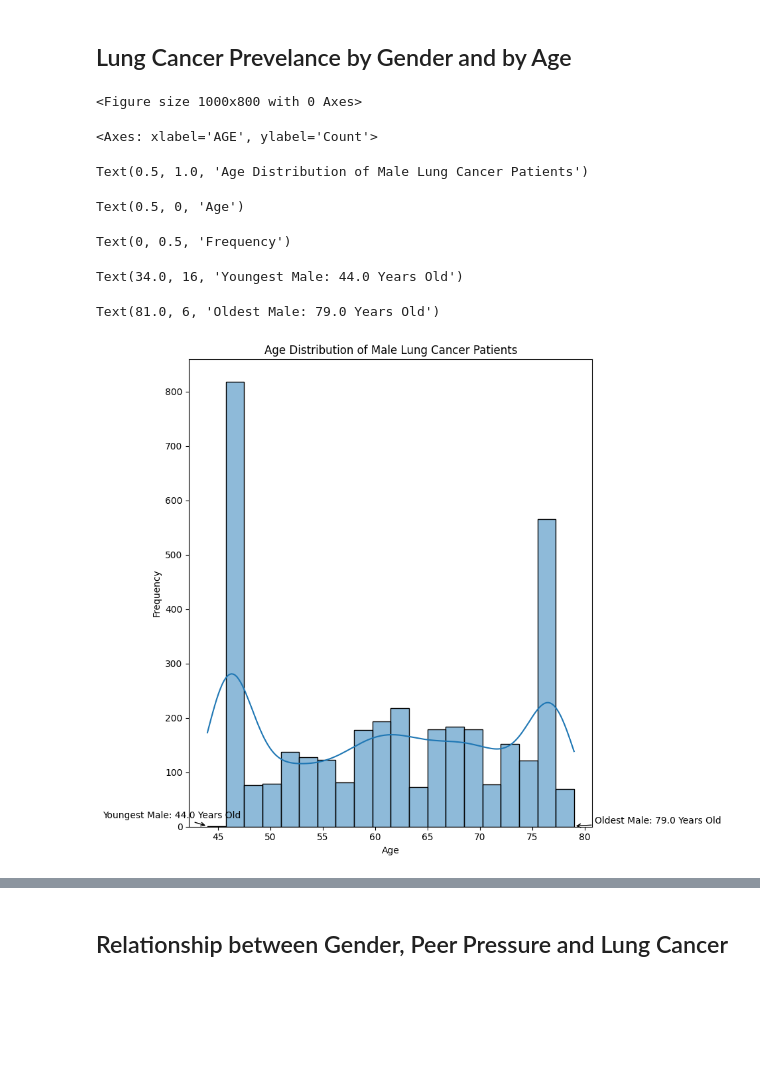
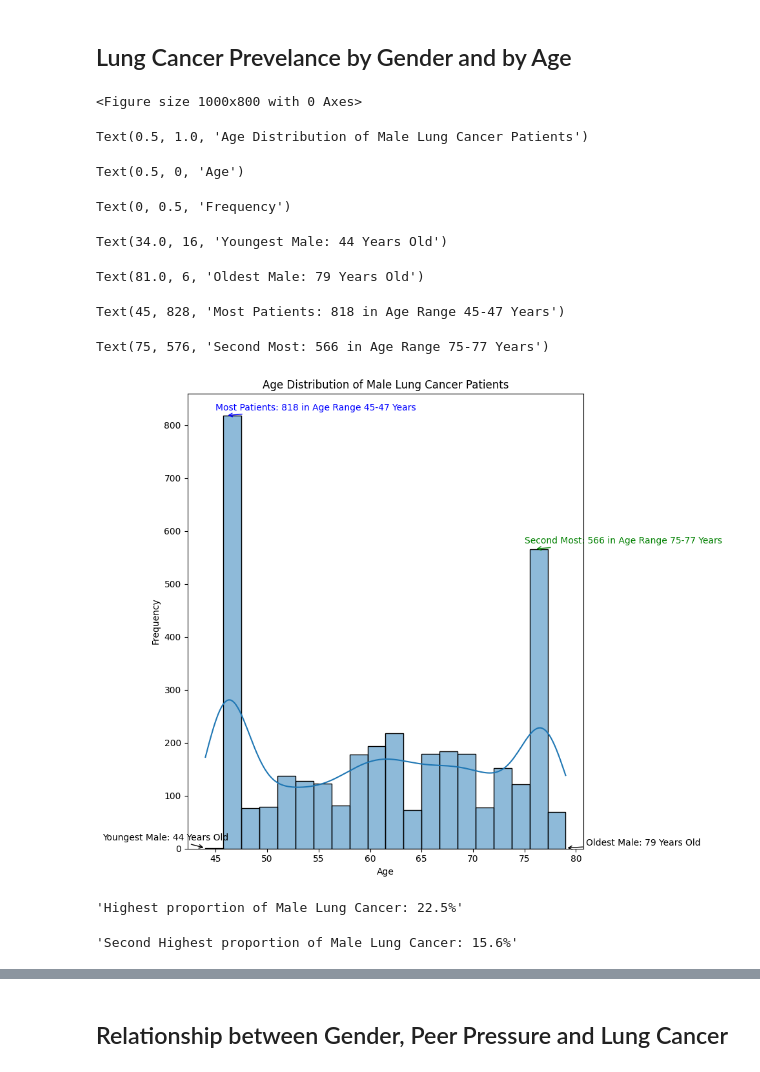
Before and after one commit to mattyapers/DSA312-Lung-Cancer, a Jupyter notebook: LungCancer.ipynb, the cells around one changed output, grey strips where cells are left out. Drawn from its saved outputs; the diff is of its cells as text; code cells hidden in the pictures; blank space fills up the shorter version.

```diff
--- a/LungCancer.ipynb
+++ b/LungCancer.ipynb
@@ -254,7 +288,6 @@ male_lung_cancer_y = df[(df['GENDER'] == 1) & (df['LUNG_CANCER'] == 1)]
 # Female Lung Cancer Patients
 female_lung_cancer_y = df[(df['GENDER'] == 0) & (df['LUNG_CANCER'] == 1)]
 # %%
-# Male Lung Cancer Patients
 plt.figure(figsize=(10,8))
 
 # Calculate the youngest and oldest male ages and their frequencies
@@ -265,49 +298,91 @@ max_male_age = male_lung_cancer_y['AGE'].max()
 max_male_age_freq = (male_lung_cancer_y['AGE'] == max_male_age).sum()
 
 # Create histogram with KDE for male lung cancer patients
-sns.histplot(
+hist = sns.histplot(
     x='AGE',
     data=male_lung_cancer_y,
     bins=20,
     kde=True,
-    alpha=0.5    # Set transparency for the histogram
+    alpha=0.5  # Set transparency for the histogram
 )
+
+# Extract the heights of the histogram bars
+counts, bin_edges = np.histogram(male_lung_cancer_y['AGE'], bins=20)
+
+# Find the bin with the maximum count
+sorted_indices = np.argsort(counts)  # Sort counts to get indices of highest frequencies
+max_bin_idx = sorted_indices[-1]     # Index of the highest bin
+second_max_bin_idx = sorted_indices[-2]  # Index of the second-highest bin
+
+# Get the bin ranges and convert to whole numbers
+max_bin_range = (int(bin_edges[max_bin_idx]), int(bin_edges[max_bin_idx + 1]))
+second_max_bin_range = (int(bin_edges[second_max_bin_idx]), int(bin_edges[second_max_bin_idx + 1]))
+
+# Get the counts for the top two bins
+max_count = counts[max_bin_idx]
+second_max_count = counts[second_max_bin_idx]
 
 # Set plot title and labels
 plt.title('Age Distribution of Male Lung Cancer Patients')
 plt.xlabel('Age')
 plt.ylabel('Frequency')
 
 # Annotate youngest age for males
 plt.annotate(
-    f'Youngest Male: {min_male_age} Years Old',
+    f'Youngest Male: {int(min_male_age)} Years Old',
     xy=(min_male_age, min_male_age_freq),
     xytext=(min_male_age - 10, min_male_age_freq + 15),
     arrowprops=dict(color='black', arrowstyle='->'),
-    fontsize=10,  # Adjust font size for better visibility
-    color='black'  # Set text color
+    fontsize=10,
+    color='black'
 )
 
 # Annotate oldest age for males
 plt.annotate(
-    f'Oldest Male: {max_male_age} Years Old',
+    f'Oldest Male: {int(max_male_age)} Years Old',
     xy=(max_male_age, max_male_age_freq),
     xytext=(max_male_age + 2, max_male_age_freq + 5),
     arrowprops=dict(color='black', arrowstyle='->'),
     fontsize=10,
     color='black'
 )
 
+# Annotate the bin with the most cancer patients
+plt.annotate(
+    f'Most Patients: {max_count} in Age Range {max_bin_range[0]}-{max_bin_range[1]} Years',
+    xy=((max_bin_range[0] + max_bin_range[1]) / 2, max_count),
+    xytext=(max_bin_range[0], max_count + 10),
+    arrowprops=dict(color='blue', arrowstyle='->'),
+    fontsize=10,
+    color='blue'
+)
+
+# Annotate the bin with the second-most cancer patients
+plt.annotate(
+    f'Second Most: {second_max_count} in Age Range {second_max_bin_range[0]}-{second_max_bin_range[1]} Years',
+    xy=((second_max_bin_range[0] + second_max_bin_range[1]) / 2, second_max_count),
+    xytext=(second_max_bin_range[0], second_max_count + 10),
+    arrowprops=dict(color='green', arrowstyle='->'),
+    fontsize=10,
+    color='green'
+)
+
 # Show the plot
-plt.tight_layout()  # Adjust layout for better spacing
-plt.show()  # Render the plot
+plt.tight_layout()
+plt.show()
+
+f'Highest proportion of Male Lung Cancer: {max_count / len(male_lung_cancer_y) * 100 :.1f}%'
+f'Second Highest proportion of Male Lung Cancer: {second_max_count / len(male_lung_cancer_y) * 100 :.1f}%'
 # %% [output]
 <Figure size 1000x800 with 0 Axes>
-<Axes: xlabel='AGE', ylabel='Count'>
+Text(0.5, 1.0, 'Age Distribution of Male Lung Cancer Patients')
-Text(0.5, 1.0, 'Age Distribution of Male Lung Cancer Patients')
+Text(0.5, 0, 'Age')
-Text(0.5, 0, 'Age')
+Text(0, 0.5, 'Frequency')
-Text(0, 0.5, 'Frequency')
+Text(34.0, 16, 'Youngest Male: 44 Years Old')
-Text(34.0, 16, 'Youngest Male: 44.0 Years Old')
+Text(81.0, 6, 'Oldest Male: 79 Years Old')
-Text(81.0, 6, 'Oldest Male: 79.0 Years Old')
+Text(45, 828, 'Most Patients: 818 in Age Range 45-47 Years')
+Text(75, 576, 'Second Most: 566 in Age Range 75-77 Years')
-[figure, old version]
+[figure, new version]
+'Highest proportion of Male Lung Cancer: 22.5%'
+'Second Highest proportion of Male Lung Cancer: 15.6%'
 # %%
```
Also changed, not shown: parts of 21 cells of this notebook.
